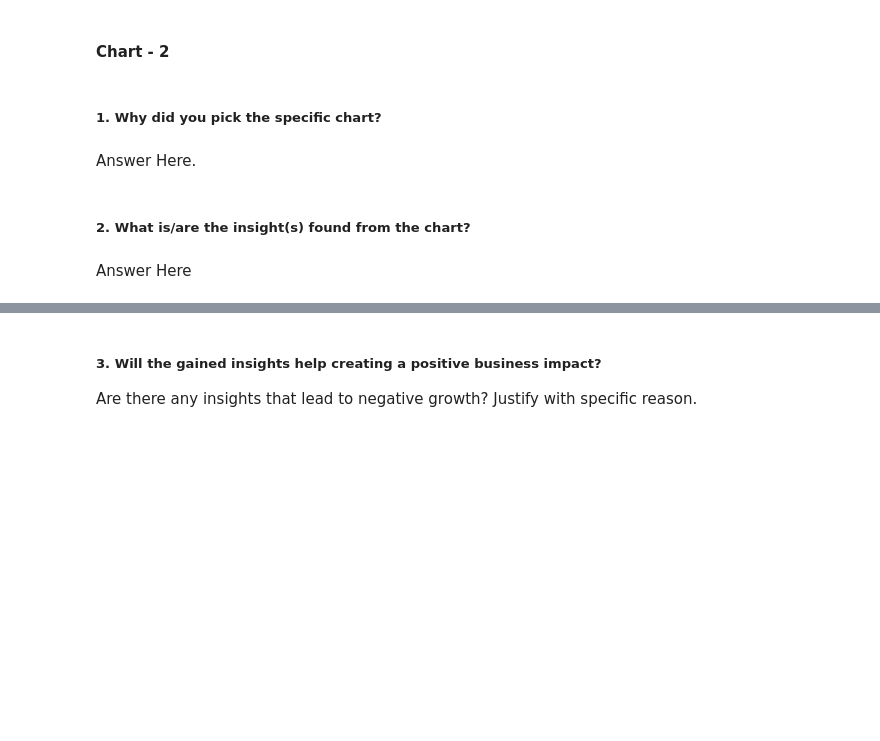
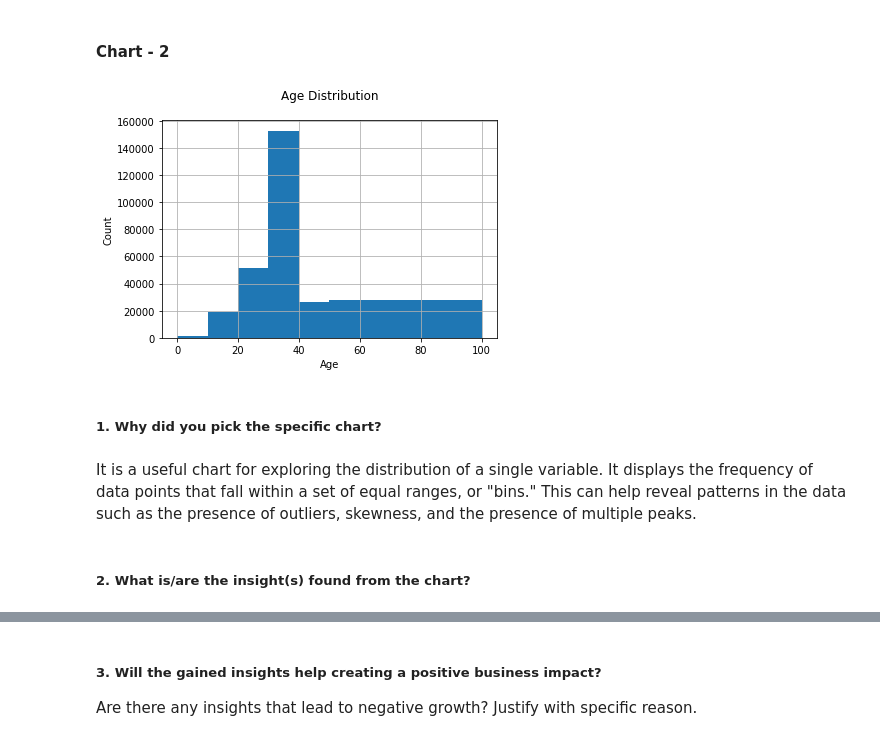
Before and after one commit to amoghpai17/BOOK_RECOMMENDATION, a Jupyter notebook: BOOK_RECOMMENDATION.ipynb, the cells around one changed output, grey strips where cells are left out. Cells and saved outputs as stored; diff of their text form; code cells hidden in the pictures; blank space fills up the shorter version.

```diff
--- a/BOOK_RECOMMENDATION.ipynb
+++ b/BOOK_RECOMMENDATION.ipynb
@@ -446,8 +488,17 @@ Answer Here
+# %%
+# Chart - 2 visualization code
+# Histogram to know the age distribution
+# filled nan values with mean
+user_df.Age.fillna(user_df.Age.mean()).hist(bins=[0, 10, 20, 30, 40, 50, 100])
+plt.title('Age Distribution\n')
+plt.xlabel('Age')
+plt.ylabel('Count')
+plt.show()
+# %% [output]
+[figure, added]
 # %% [markdown]
 ##### 1. Why did you pick the specific chart?
-# %% [markdown]
-Answer Here.
+# %% [markdown]
+It is a useful chart for exploring the distribution of a single variable. It displays the frequency of data points that fall within a set of equal ranges, or "bins." This can help reveal patterns in the data such as the presence of outliers, skewness, and the presence of multiple peaks.
 # %% [markdown]
 ##### 2. What is/are the insight(s) found from the chart?
-# %% [markdown]
-Answer Here
```
Also changed, not shown: parts of 119 cells of this notebook.
